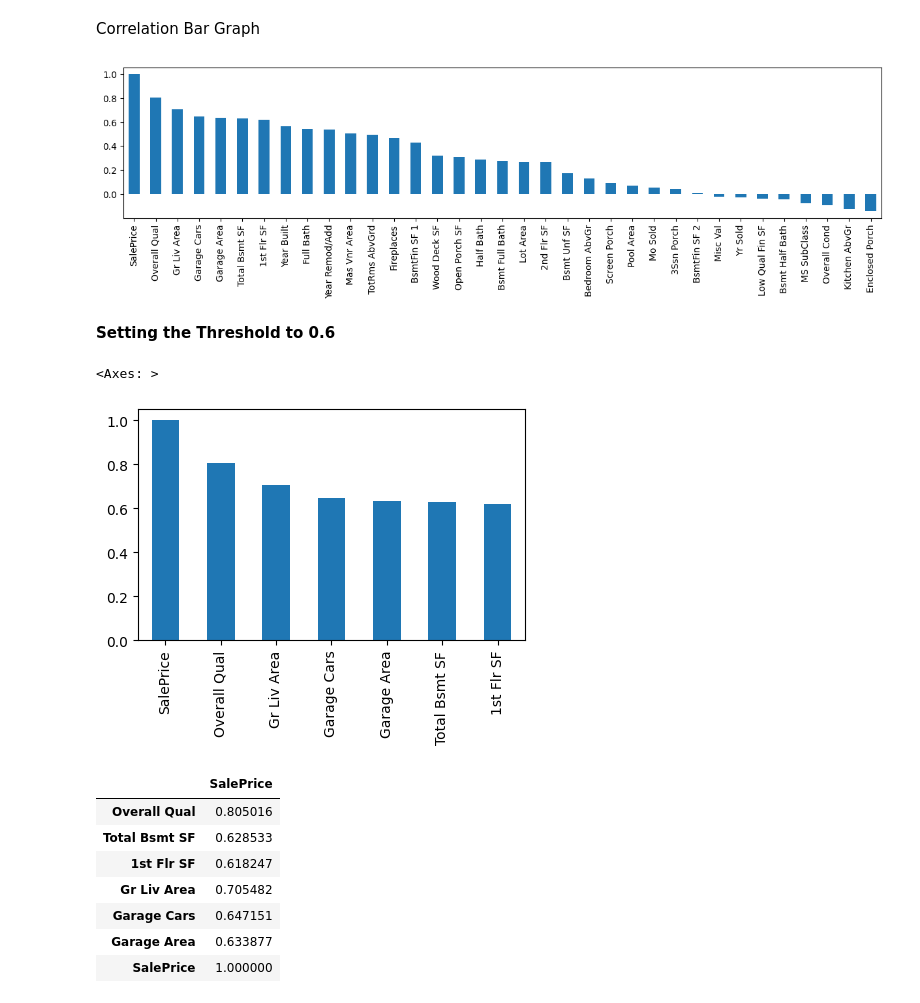
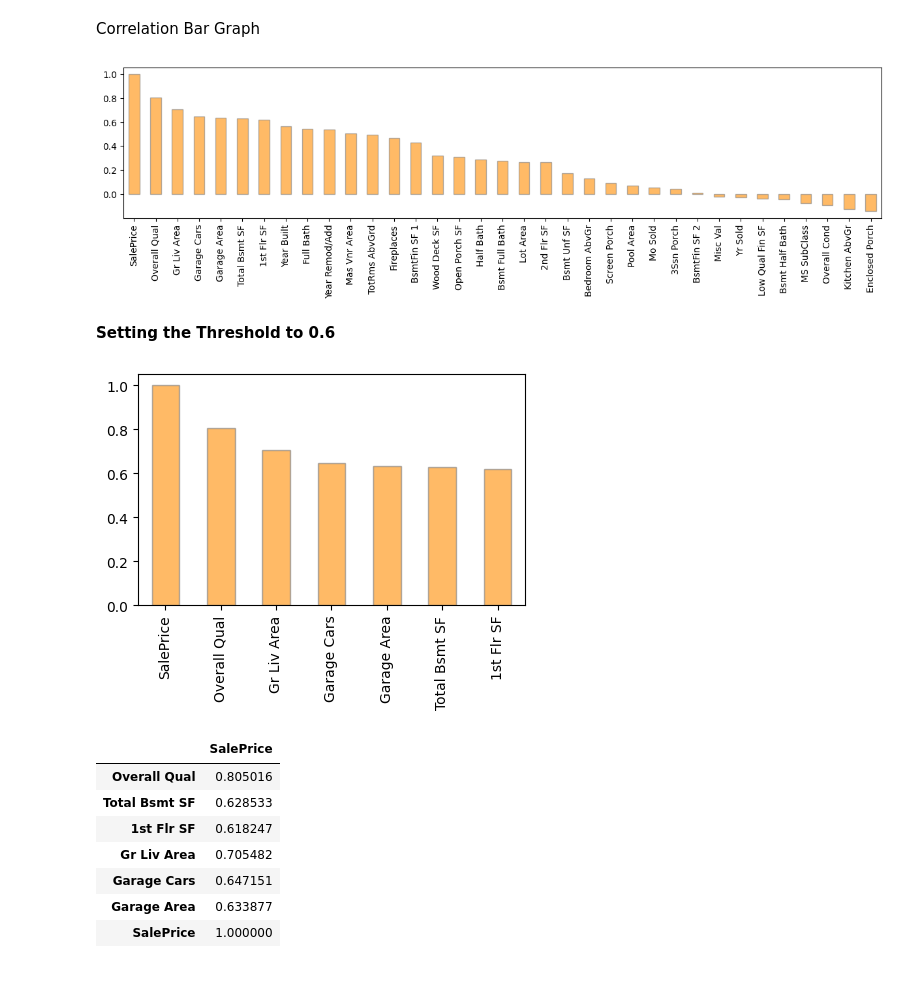
Before and after one commit to jerrinojacob/Data-Science-Portfolio, a Jupyter notebook: project_02/Housing_Price_Prediction.ipynb, the cells around one changed output. Saved outputs shown, nothing was run; the diff lists cells and outputs as text; code cells hidden in the pictures.

```diff
--- a/project_02/Housing_Price_Prediction.ipynb
+++ b/project_02/Housing_Price_Prediction.ipynb
@@ -620,16 +620,17 @@ dtype: float64
 Correlation Bar Graph
 # %%
 # Plot result
-house_num_df.corr()['SalePrice'].sort_values(ascending=False).plot(kind = 'bar',figsize = (15,3)) ;
+house_num_df.corr()['SalePrice'].sort_values(ascending=False).plot(kind = 'bar',color='darkorange',edgecolor='gray',
+    alpha=0.6,figsize = (15,3)) ;
 # %% [output]
-[figure, old version]
+[figure, new version]
 # %% [markdown]
 **Setting the Threshold to 0.6**
 # %%
-house_num_df.corr()['SalePrice'][house_num_df.corr()['SalePrice'].abs()>0.6].sort_values(ascending=False).plot( kind = 'bar', figsize = (5,3))
+house_num_df.corr()['SalePrice'][house_num_df.corr()['SalePrice'].abs()>0.6].sort_values(ascending=False).plot( kind = 'bar',color='darkorange',edgecolor='gray',
+    alpha=0.6,figsize = (5,3)) ;
 # %% [output]
-<Axes: >
-[figure, old version]
+[figure, new version]
 # %%
 #Sorting the Correlations with SalesPrice
 house_num_thresh=house_num_df.corr()['SalePrice'][
```
Also changed, not shown: parts of 17 cells of this notebook.
